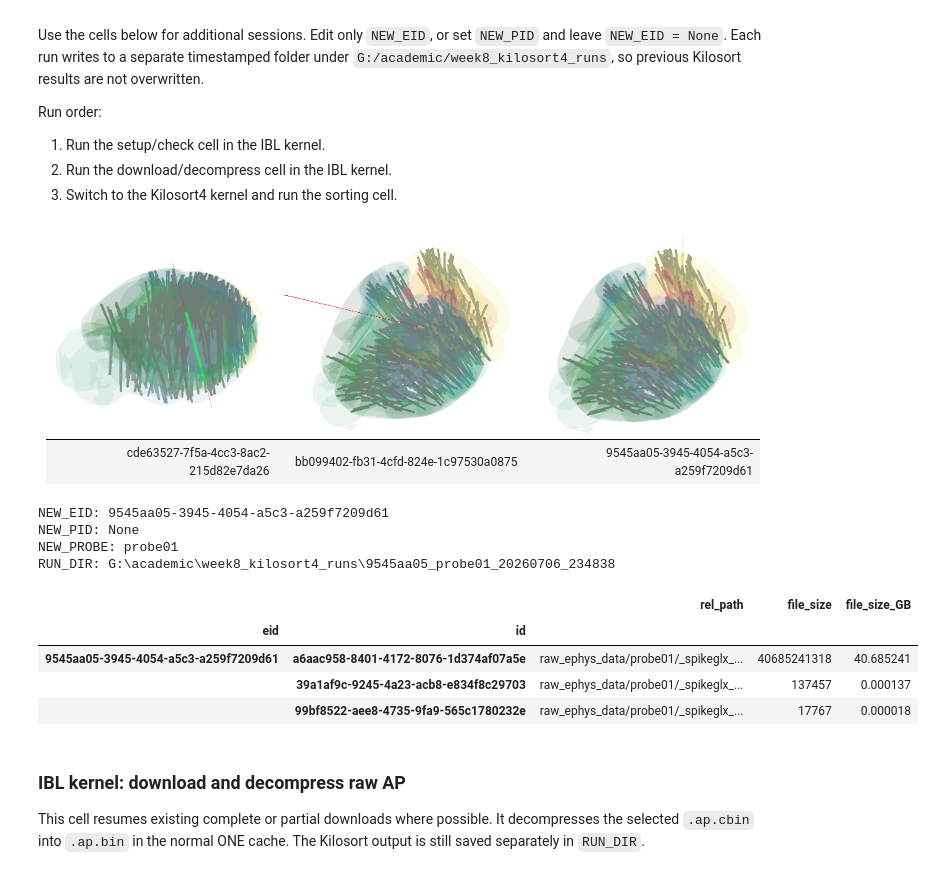
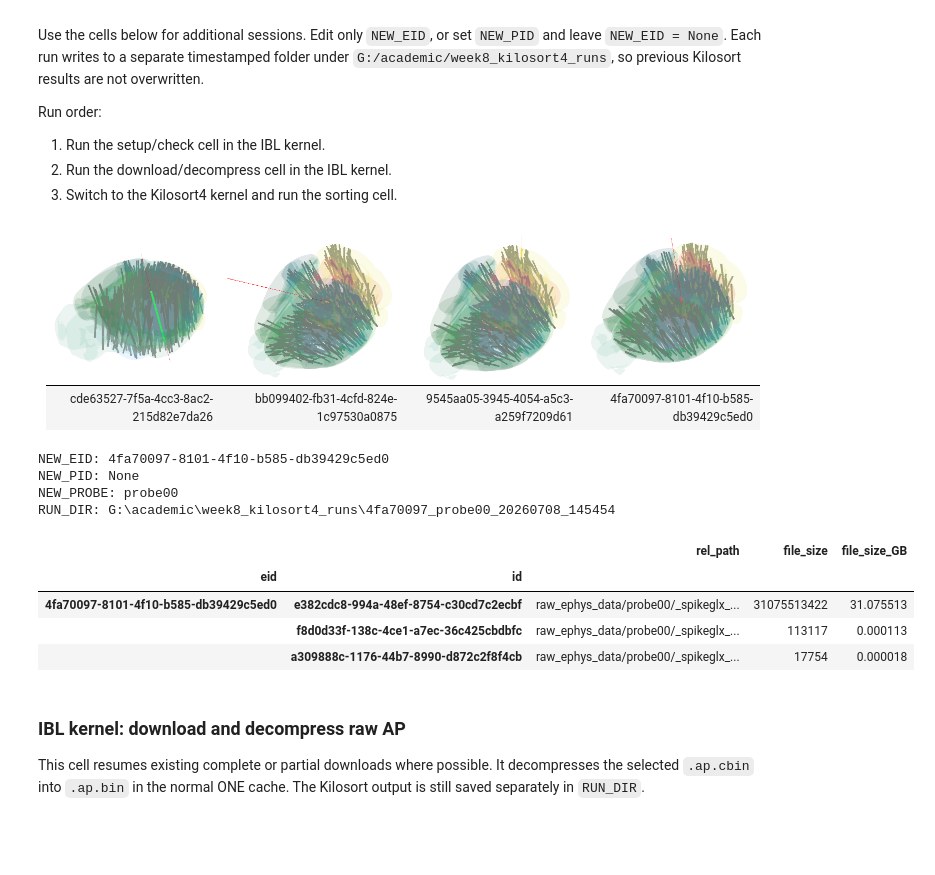
Before and after one commit to baipin/SpikeSort, a Jupyter notebook: 8.ipynb, the cells around one changed output. Drawn from its saved outputs; the diff is of its cells as text; code cells hidden in the pictures; blank space fills up the shorter version.

```diff
--- a/8.ipynb
+++ b/8.ipynb
@@ -249,9 +249,9 @@ Run order:
 2. Run the download/decompress cell in the IBL kernel.
 3. Switch to the Kilosort4 kernel and run the sorting cell.
 # %% [markdown]
-|![image.png](attachment:b3087d1d-209d-4b33-b922-46fa18c063c4.png)|![image.png](attachment:98e0fa17-3544-48d6-a65f-32073d520c7b.png)|![image.png](attachment:52123f0e-ef7f-42fb-a292-14dc8701e3fa.png)|
-|---|---|---|
-|cde63527-7f5a-4cc3-8ac2-215d82e7da26|bb099402-fb31-4cfd-824e-1c97530a0875|9545aa05-3945-4054-a5c3-a259f7209d61|
+|![image.png](attachment:b3087d1d-209d-4b33-b922-46fa18c063c4.png)|![image.png](attachment:98e0fa17-3544-48d6-a65f-32073d520c7b.png)|![image.png](attachment:52123f0e-ef7f-42fb-a292-14dc8701e3fa.png)|![image.png](attachment:faa5aefc-36b0-4264-8c32-fa0314447da2.png)|
+|---|---|---|---|
+|cde63527-7f5a-4cc3-8ac2-215d82e7da26|bb099402-fb31-4cfd-824e-1c97530a0875|9545aa05-3945-4054-a5c3-a259f7209d61|4fa70097-8101-4f10-b585-db39429c5ed0|
 # %%
 # IBL kernel: configure a new dataset and inspect available raw AP files.
 from pathlib import Path, PurePosixPath
@@ -267,9 +267,9 @@ CACHE_DIR.mkdir(parents=True, exist_ok=True)
 one = ONE(base_url='https://openalyx.internationalbrainlab.org', cache_dir=CACHE_DIR, mode='remote')
 
 # Edit these values for a new dataset.
-NEW_EID = '9545aa05-3945-4054-a5c3-a259f7209d61'
+NEW_EID = '4fa70097-8101-4f10-b585-db39429c5ed0'
 NEW_PID = None
-NEW_PROBE = 'probe01'
+NEW_PROBE = 'probe00'
 
 # Optional run label. Leave as None to auto-generate from EID/probe/time.
 RUN_LABEL = None
@@ -286,39 +286,39 @@ if NEW_EID is None:
 NEW_EID = str(NEW_EID)
 NEW_PROBE = str(NEW_PROBE)
 run_stamp = datetime.now().strftime('%Y%m%d_%H%M%S')
 eid_short = NEW_EID.split('-')[0]
 run_label = RUN_LABEL or f'{eid_short}_{NEW_PROBE}_{run_stamp}'
 RUN_DIR = RUN_ROOT / run_label
 
 print('NEW_EID:', NEW_EID)
 print('NEW_PID:', NEW_PID)
 print('NEW_PROBE:', NEW_PROBE)
 print('RUN_DIR:', RUN_DIR)
 
 datasets_new = one.list_datasets(NEW_EID, details=True, query_type='remote', keep_eid_index=True)
 rel_new = datasets_new['rel_path'].astype(str)
 raw_ap_rows_new = datasets_new.loc[
     rel_new.str.contains(rf'^raw_ephys_data/{re.escape(NEW_PROBE)}/', regex=True)
     & rel_new.str.contains(r'\.ap\.(?:cbin|bin|meta|ch)$', regex=True),
     ['rel_path', 'file_size']
 ].copy()
 raw_ap_rows_new['file_size_GB'] = raw_ap_rows_new['file_size'] / 1e9
 
 if raw_ap_rows_new.empty:
     display(datasets_new[['rel_path', 'file_size']].head(30))
     raise RuntimeError(f'No raw AP files found for {NEW_EID} / {NEW_PROBE}. Check NEW_PROBE or choose another EID/PID.')
 
 display(raw_ap_rows_new.sort_values('rel_path'))
 # %% [output]
-NEW_EID: 9545aa05-3945-4054-a5c3-a259f7209d61
+NEW_EID: 4fa70097-8101-4f10-b585-db39429c5ed0
 NEW_PID: None
-NEW_PROBE: probe01
-RUN_DIR: G:\academic\week8_kilosort4_runs\9545aa05_probe01_20260706_234838
+NEW_PROBE: probe00
+RUN_DIR: G:\academic\week8_kilosort4_runs\4fa70097_probe00_20260708_145454
 |  |  | rel_path | file_size | file_size_GB |
 | eid | id |  |  |  |
-| 9545aa05-3945-4054-a5c3-a259f7209d61 | a6aac958-8401-4172-8076-1d374af07a5e | raw_ephys_data/probe01/_spikeglx_... | 40685241318 | 40.685241 |
-|  | 39a1af9c-9245-4a23-acb8-e834f8c29703 | raw_ephys_data/probe01/_spikeglx_... | 137457 | 0.000137 |
-|  | 99bf8522-aee8-4735-9fa9-565c1780232e | raw_ephys_data/probe01/_spikeglx_... | 17767 | 0.000018 |
+| 4fa70097-8101-4f10-b585-db39429c5ed0 | e382cdc8-994a-48ef-8754-c30cd7c2ecbf | raw_ephys_data/probe00/_spikeglx_... | 31075513422 | 31.075513 |
+|  | f8d0d33f-138c-4ce1-a7ec-36c425cbdbfc | raw_ephys_data/probe00/_spikeglx_... | 113117 | 0.000113 |
+|  | a309888c-1176-44b7-8990-d872c2f8f4cb | raw_ephys_data/probe00/_spikeglx_... | 17754 | 0.000018 |
 # %% [markdown]
 ### IBL kernel: download and decompress raw AP
 
```
Also changed, not shown: parts of 2 cells of this notebook, 20 other files.
